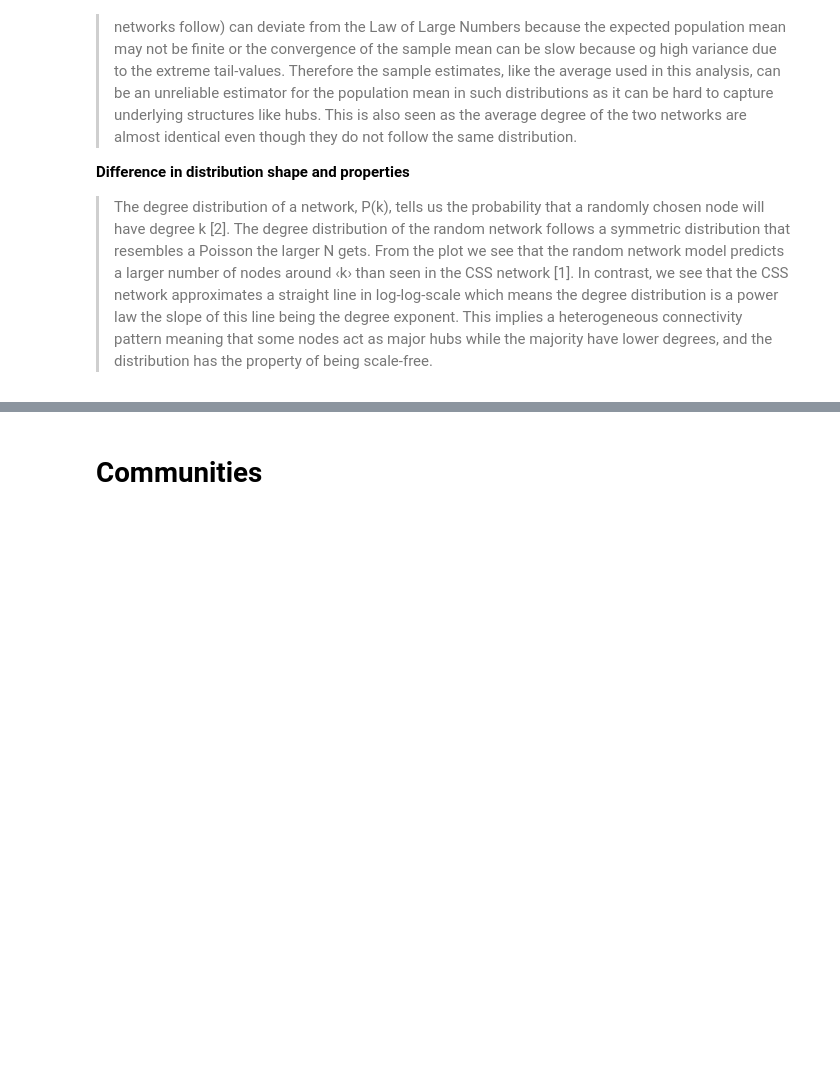
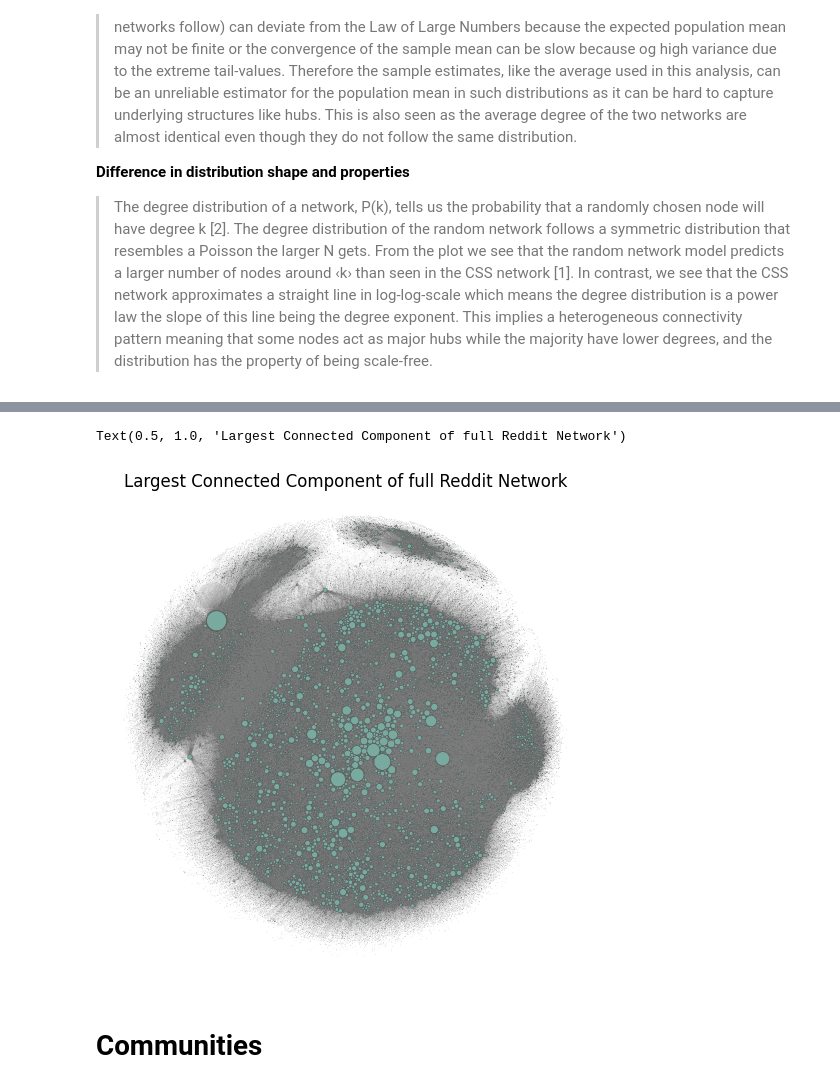
Before and after one commit to KarolineKlan/ctfds_project, a Jupyter notebook: 03_NetworkAnalysis.ipynb, the cells around one changed output, grey strips where cells are left out. Cells and saved outputs as stored; diff of their text form; code cells hidden in the pictures; blank space fills up the shorter version.

Commit message:
insert new network that A made

```diff
--- a/03_NetworkAnalysis.ipynb
+++ b/03_NetworkAnalysis.ipynb
@@ -344,0 +337,11 @@ NameError: name 'random_network' is not defined
+# %%
+# Enumerate all connected components
+connected_components = list(nx.algorithms.connected_components(G_All))
+
+# Find the largest connected component
+largest_component = max(connected_components, key=len)
+
+# Create a subgraph of the original network with only the nodes in the largest component
+largest_component_graph = G_All.subgraph(largest_component)
+
+print_graph_info("Largest Connected Component - All Posts", largest_component_graph)
@@ -344,0 +358,7 @@ NameError: name 'random_network' is not defined
+# %%
+network, config = nw.visualize(largest_component_graph, plot_in_cell_below=False)
+fig, ax = nw.draw_netwulf(network)
+ax.set_title('Largest Connected Component of full Reddit Network')
+# %% [output]
+Text(0.5, 1.0, 'Largest Connected Component of full Reddit Network')
+[figure, added]
```
Also changed, not shown: parts of 17 cells of this notebook, 1 other file.
